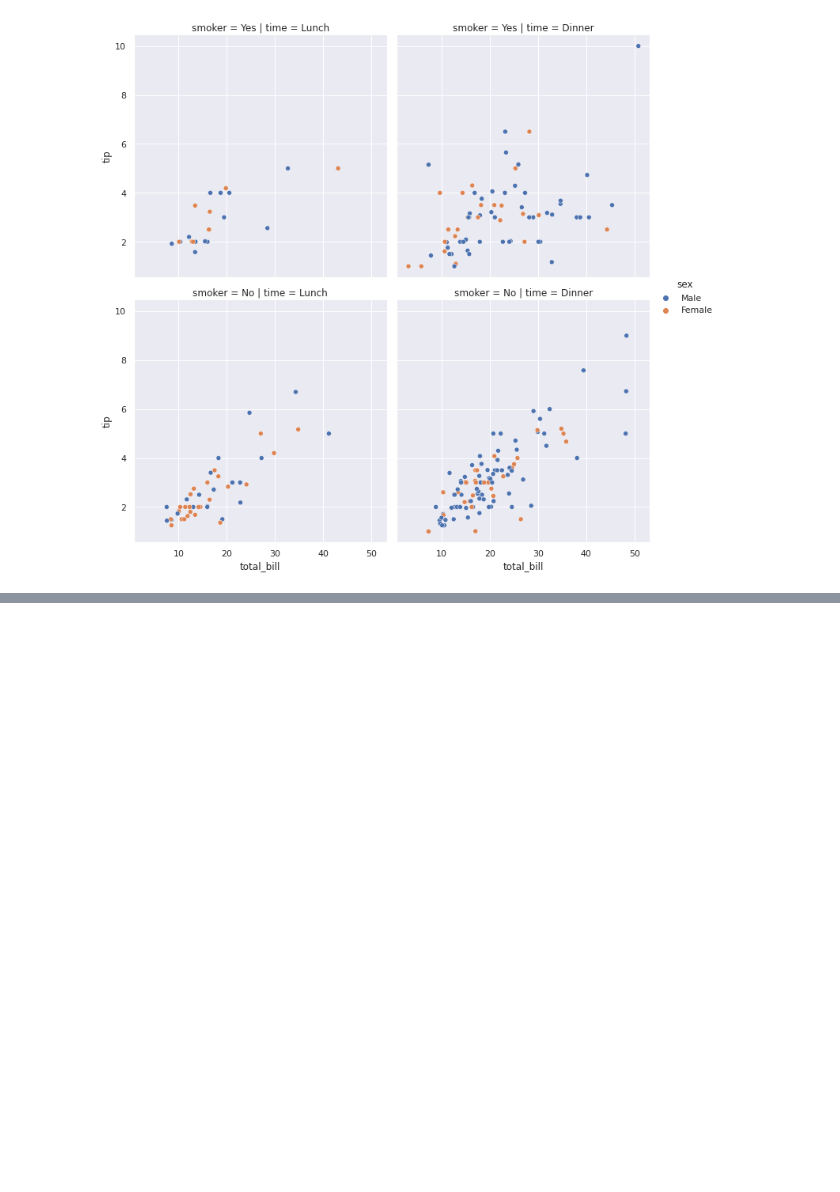
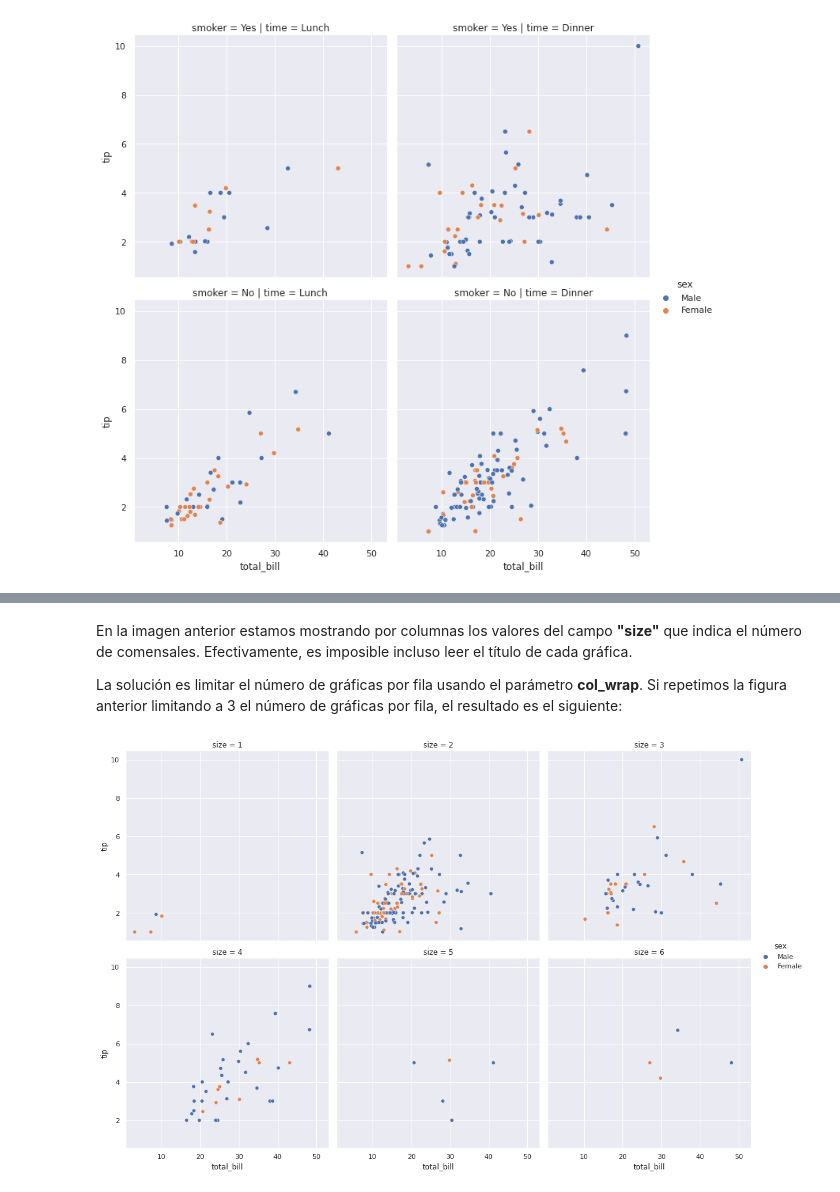
Before and after one commit to NachusS/Curso-Python-intermedio-para-Matematicos, a Jupyter notebook: notebooks/05-Extras-Seaborn_v1.ipynb, the cells around one changed output, grey strips where cells are left out. Cells and saved outputs as stored; diff of their text form; code cells hidden in the pictures; blank space fills up the shorter version.

```diff
--- a/notebooks/05-Extras-Seaborn_v1.ipynb
+++ b/notebooks/05-Extras-Seaborn_v1.ipynb
@@ -569,0 +588,8 @@ sns.relplot(x = "total_bill", y = "tip", hue = "sex", data = tips, row = "smoker
+# %% [markdown]
+En la imagen anterior estamos mostrando por columnas los valores del campo **"size"** que indica el número de comensales. Efectivamente, es imposible incluso leer el título de cada gráfica.
+
+La solución es limitar el número de gráficas por fila usando el parámetro **col_wrap**. Si repetimos la figura anterior limitando a 3 el número de gráficas por fila, el resultado es el siguiente:
+# %%
+sns.relplot(x = "total_bill", y = "tip", hue = "sex", data = tips, col = "size", col_wrap = 3);
+# %% [output]
+[figure, added]
```
Also changed, not shown: parts of 185 cells of this notebook.
